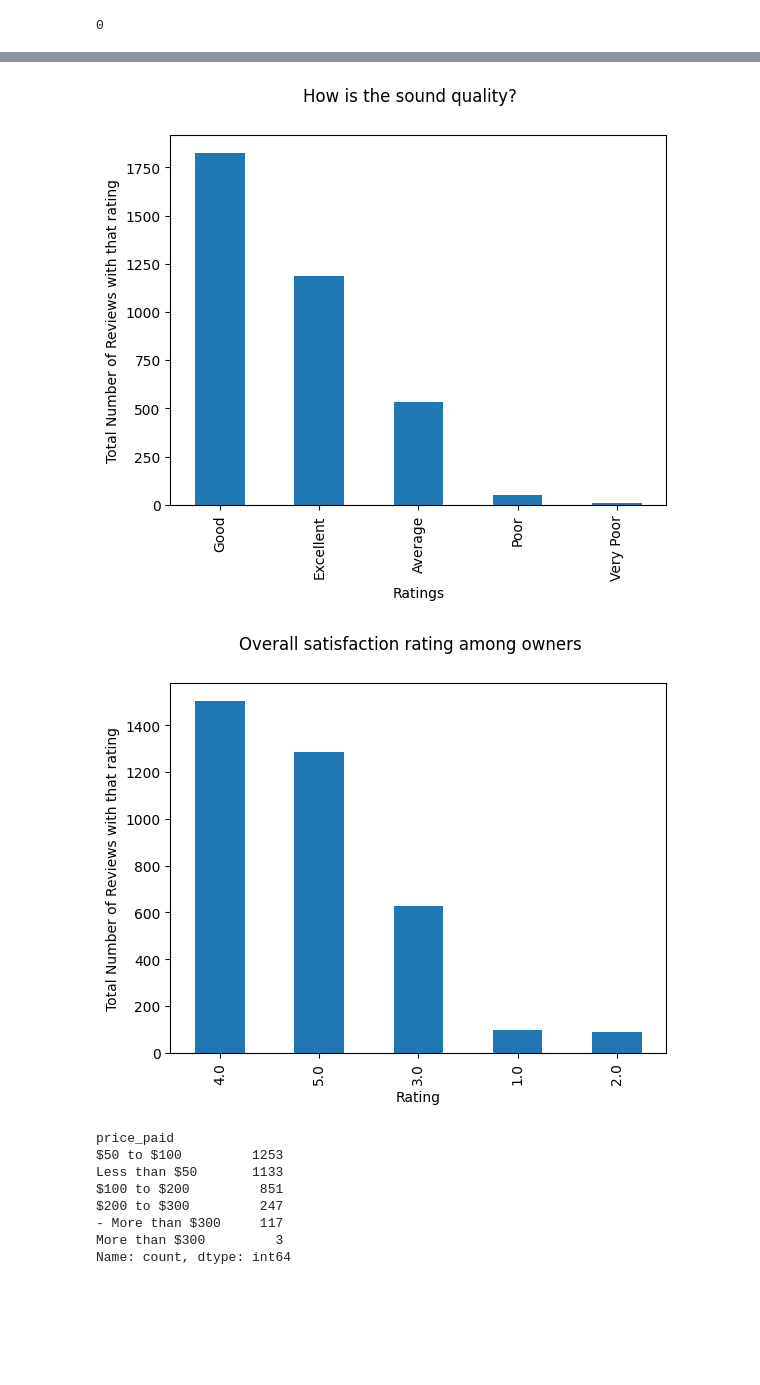
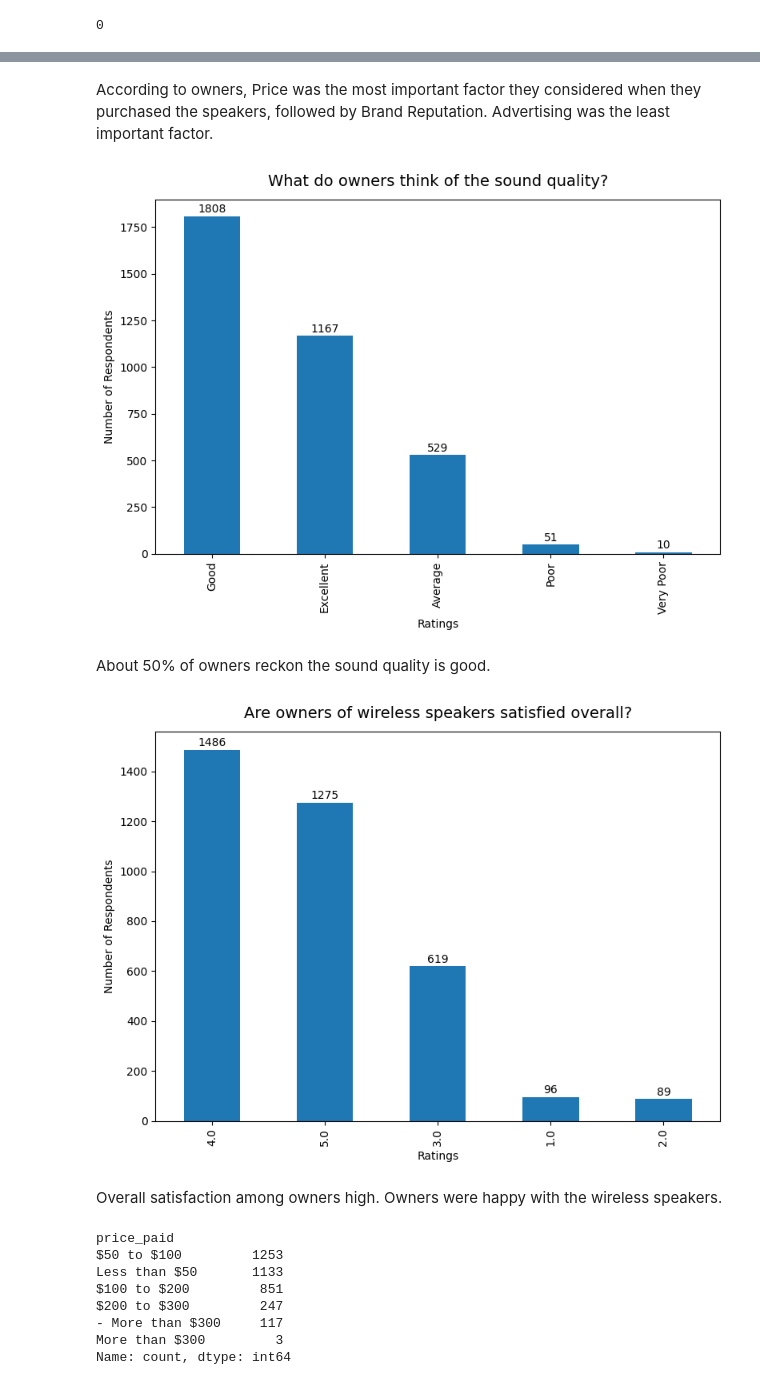
Before and after one commit to uwn-online/Customer-insight-analysis, a Jupyter notebook: notebooks/customer_insight_analysis.ipynb, the cells around one changed output, grey strips where cells are left out. Cells and saved outputs as stored; diff of their text form; code cells hidden in the pictures; blank space fills up the shorter version.

```diff
--- a/notebooks/customer_insight_analysis.ipynb
+++ b/notebooks/customer_insight_analysis.ipynb
@@ -335,21 +396,63 @@ plt.show()
+# %% [markdown]
+According to owners, Price was the most important factor they considered when they purchased the speakers, followed by Brand Reputation. Advertising was the least important factor.
 # %%
 # How satisfied are the owners with the sound quality?
 
-df_users['sound_quality_rating'].value_counts().plot(kind='bar')
-plt.ylabel("Total Number of Reviews with that rating")
-plt.xlabel("Ratings")
-plt.suptitle("How is the sound quality?");
+# Data
+sound_quality_ratings = df_users['sound_quality_rating'].value_counts().sort_values(ascending=False)
+
+# Create figure
+fig, ax = plt.subplots(figsize=(8,6))
+
+# Plot
+sound_quality_ratings.plot(kind='bar', ax=ax)
+
+# Labels
+ax.set_title("What do owners think of the sound quality?", fontsize=14, pad=12)
+ax.set_xlabel("Ratings")
+ax.set_ylabel("Number of Respondents")
+
+# Add data labels
+for container in ax.containers:
+    ax.bar_label(container, padding=1)
+
+# Layout
+plt.tight_layout()
+
+plt.show()
 # %% [output]
-[figure, old version]
+[figure, new version]
+# %% [markdown]
+About 50% of owners reckon the sound quality is good.
 # %%
 # How satisfied are the owners overall?
 
-df_users["overall_satisfaction"].value_counts().plot(kind = 'bar')
-plt.xlabel('Rating')
-plt.ylabel('Total Number of Reviews with that rating')
-plt.suptitle('Overall satisfaction rating among owners');
+# Data
+satisfaction = df_users['overall_satisfaction'].value_counts().sort_values(ascending=False)
+
+# Create figure
+fig, ax = plt.subplots(figsize=(8,6))
+
+# Plot
+satisfaction.plot(kind='bar', ax=ax)
+
+# Labels
+ax.set_title("Are owners of wireless speakers satisfied overall?", fontsize=14, pad=12)
+ax.set_xlabel("Ratings")
+ax.set_ylabel("Number of Respondents")
+
+# Add data labels
+for container in ax.containers:
+    ax.bar_label(container, padding=1)
+
+# Layout
+plt.tight_layout()
+
+plt.show()
 # %% [output]
-[figure, old version]
+[figure, new version]
+# %% [markdown]
+Overall satisfaction among owners high. Owners were happy with the wireless speakers.
 # %%
 # how much do owners spend on wireless speakers?
 
```
Also changed, not shown: parts of 46 cells of this notebook.
